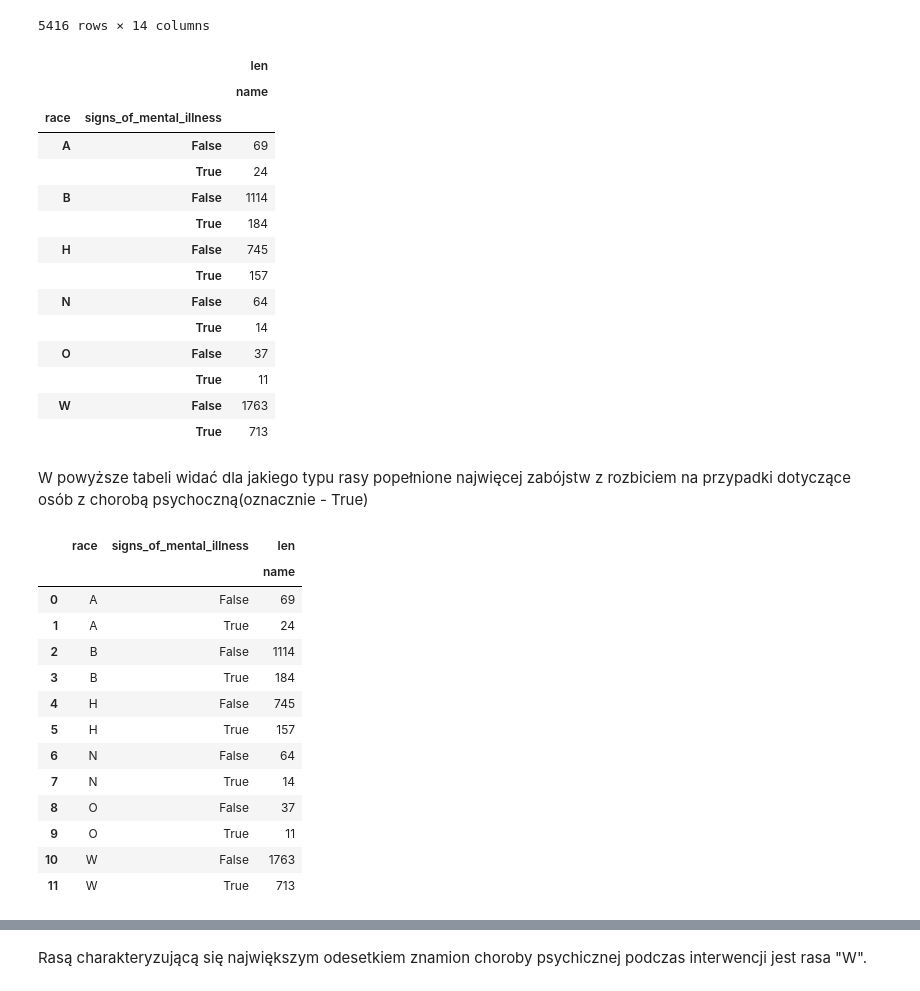
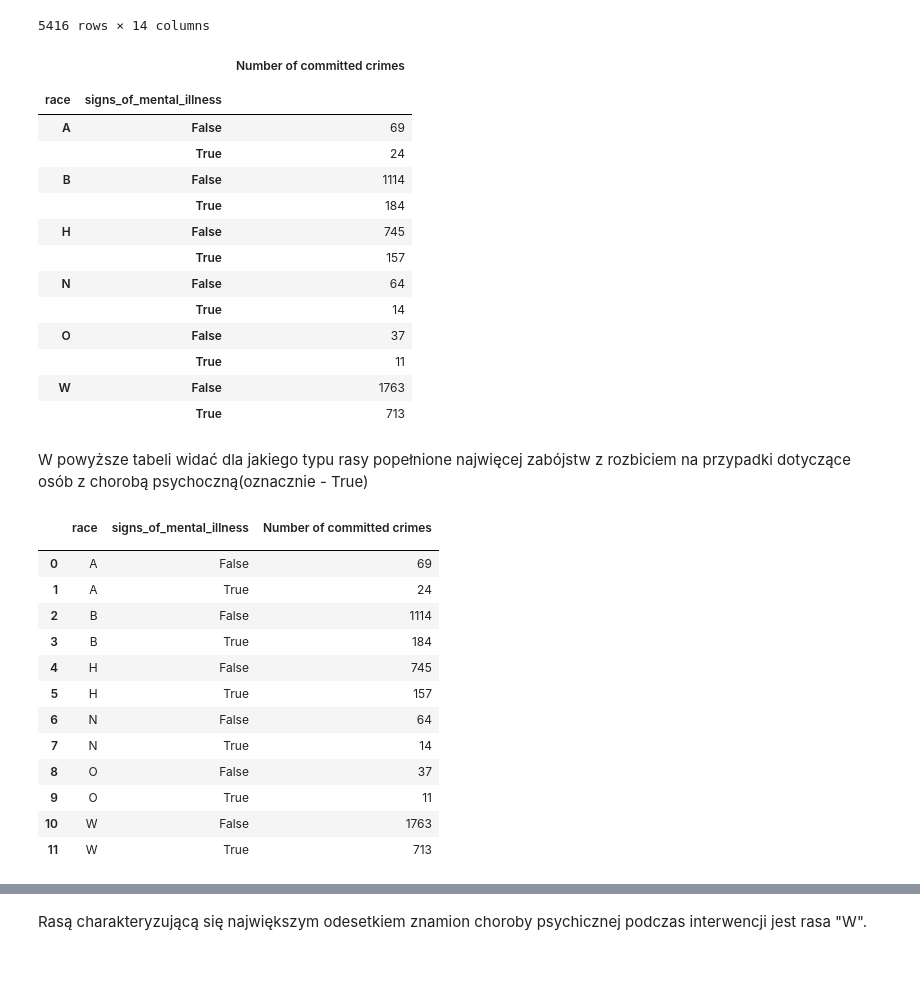
Before and after one commit to RafalRazny/15_analizy, a Jupyter notebook: 15_1_zadanie_crime.ipynb, the cells around one changed output, grey strips where cells are left out. Cells and saved outputs as stored; diff of their text form; code cells hidden in the pictures.

Commit message:
Update file for crimes

```diff
--- a/15_1_zadanie_crime.ipynb
+++ b/15_1_zadanie_crime.ipynb
@@ -17,11 +18,12 @@ df
 | 5415 | 5927 | TK TK | 2020-06-16 | shot | gun | 27.0 | M | NaN | Phoenix | AZ | ... |
 5416 rows × 14 columns
 # %%
-df_race_mental_illness = df.pivot_table(values='name', index=['race', 'signs_of_mental_illness'] , aggfunc=[len])
+df_race_mental_illness_raw = df.pivot_table(values='name', index=['race', 'signs_of_mental_illness'] , aggfunc=[len])
+df_race_mental_illness = df_race_mental_illness_raw.rename(columns={'len': 'Number of committed crimes', 'name':''})
 df_race_mental_illness
 # %% [output]
-|  |  | len |
-|  |  | name |
+|  |  | Number of committed crimes |
+|  |  |  |
 | race | signs_of_mental_illness |  |
 | A | False | 69 |
 |  | True | 24 |
@@ -42,8 +44,8 @@ df_race_mental_illness = df_race_mental_illness.reset_index()
 # %%
 df_race_mental_illness
 # %% [output]
-|  | race | signs_of_mental_illness | len |
-|  |  |  | name |
+|  | race | signs_of_mental_illness | Number of committed crimes |
+|  |  |  |  |
 | 0 | A | False | 69 |
 | 1 | A | True | 24 |
 | 2 | B | False | 1114 |
```
Also changed, not shown: parts of 14 cells of this notebook.
